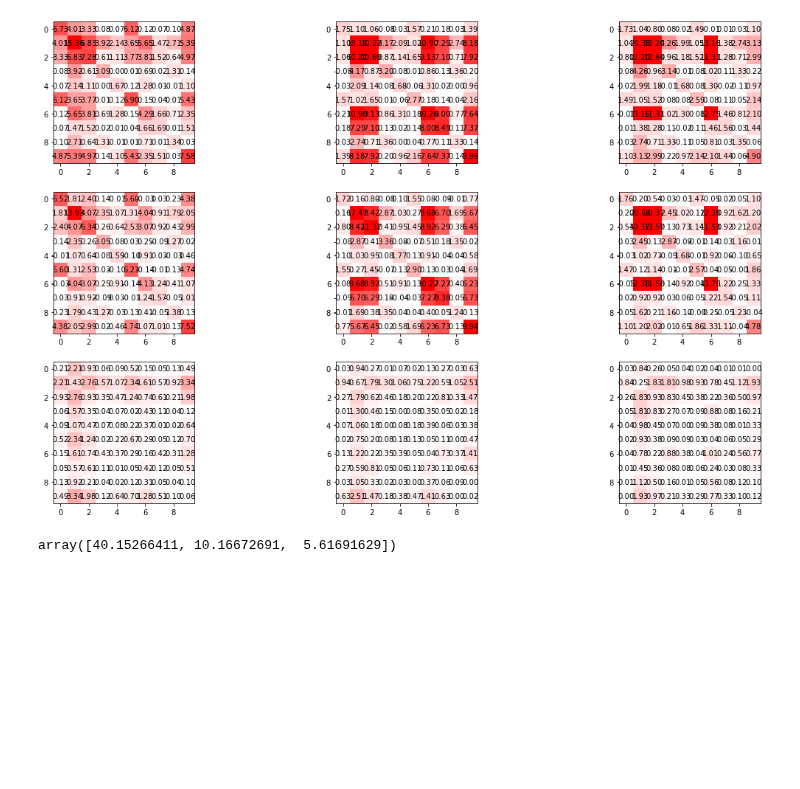
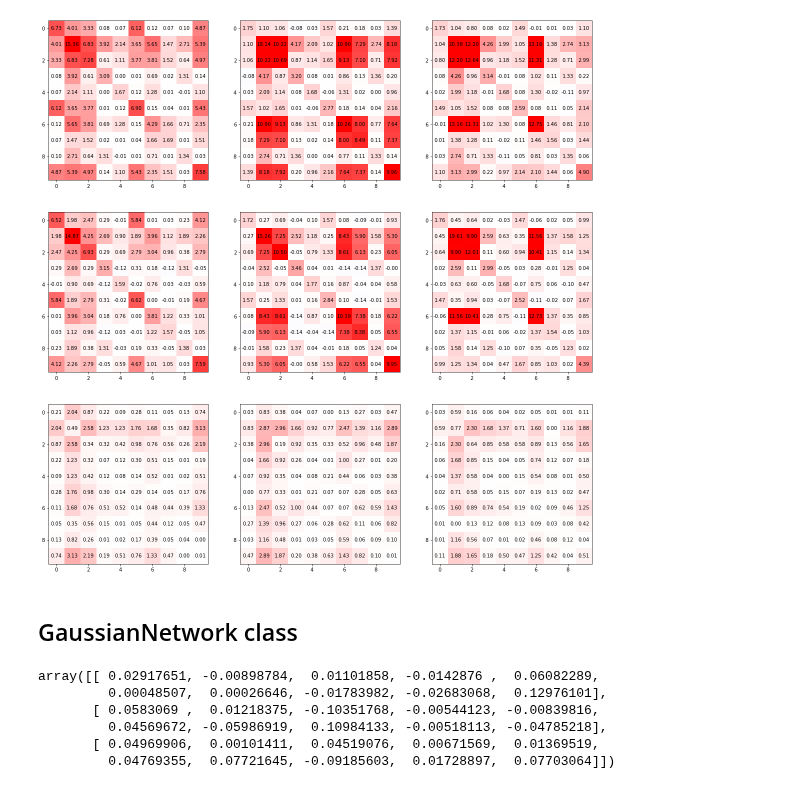
Before and after one commit to juangamella/gnies-paper, a Jupyter notebook: validate_hybrid_data.ipynb, the cells around one changed output. Saved outputs shown, nothing was run; the diff lists cells and outputs as text; code cells hidden in the pictures; blank space fills up the shorter version.

```diff
--- a/validate_hybrid_data.ipynb
+++ b/validate_hybrid_data.ipynb
@@ -33,6 +33,6 @@ def plot_matrix(A, ax=None, vmin=-3, vmax=3, formt="%0.2f", thresh=1e-16, block=
             if A[i, j] != 0:
                 ax.text(j, i, formt % A[i, j], ha='center', va='center')
 # %%
-directory = 'hybrid_experiments/dataset_1658334292_runs:10_seed:42_tag:gaussian_1000_standardize:0_n:10,100,1000/'
+directory = "hybrid_experiments/dataset_1658388597_runs:10_seed:42_tag:gaussian_1000_standardize:0_n:10,100,1000/"
 # %%
 original_data = np.load('scratch/gaussian_dataset/test_case_n:1000_g:0_r:0.npy')
@@ -46,25 +47,23 @@ means1 = [sample.mean(axis=0) for sample in hybrid_data]
 covs1 = np.array([np.cov(sample, rowvar=False) for sample in hybrid_data])
 # %%
 gs = gridspec.GridSpec(3, 3, wspace=0.10, hspace=0.2)
-plt.figure(figsize=(20,12))
+plt.figure(figsize=(20,20))
 
 for i,(mean,cov) in enumerate(zip(means0,covs0)):
     plt.subplot(gs[0,i])
     ax = plt.gca()
     plot_matrix(cov, ax=ax, vmin=-10, vmax=10)
 
 for i,cov in enumerate(covs1):
     plt.subplot(gs[1,i])
     ax = plt.gca()
     plot_matrix(cov, ax=ax, vmin=-10, vmax=10)
 
 for i,cov in enumerate(abs(covs0-covs1)):
     plt.subplot(gs[2,i])
     ax = plt.gca()
     plot_matrix(cov, ax=ax, vmin=-10, vmax=10)
 # %% [output]
-[figure, old version]
+[figure, new version]
-# %%
-(abs(covs0 - covs1)/abs(covs0)).max(axis=(1,2))
-# %% [output]
-array([40.15266411, 10.16672691,  5.61691629])
+# %% [markdown]
+## GaussianNetwork class
@@ -70,0 +74,9 @@ array([40.15266411, 10.16672691,  5.61691629])
+# %%
+network.noise_term_means
+# %% [output]
+array([[ 0.02917651, -0.00898784,  0.01101858, -0.0142876 ,  0.06082289,
+         0.00048507,  0.00026646, -0.01783982, -0.02683068,  0.12976101],
+       [ 0.0583069 ,  0.01218375, -0.10351768, -0.00544123, -0.00839816,
+         0.04569672, -0.05986919,  0.10984133, -0.00518113, -0.04785218],
+       [ 0.04969906,  0.00101411,  0.04519076,  0.00671569,  0.01369519,
+         0.04769355,  0.07721645, -0.09185603,  0.01728897,  0.07703064]])
```
Also changed, not shown: parts of 8 cells of this notebook, 2 other files.
